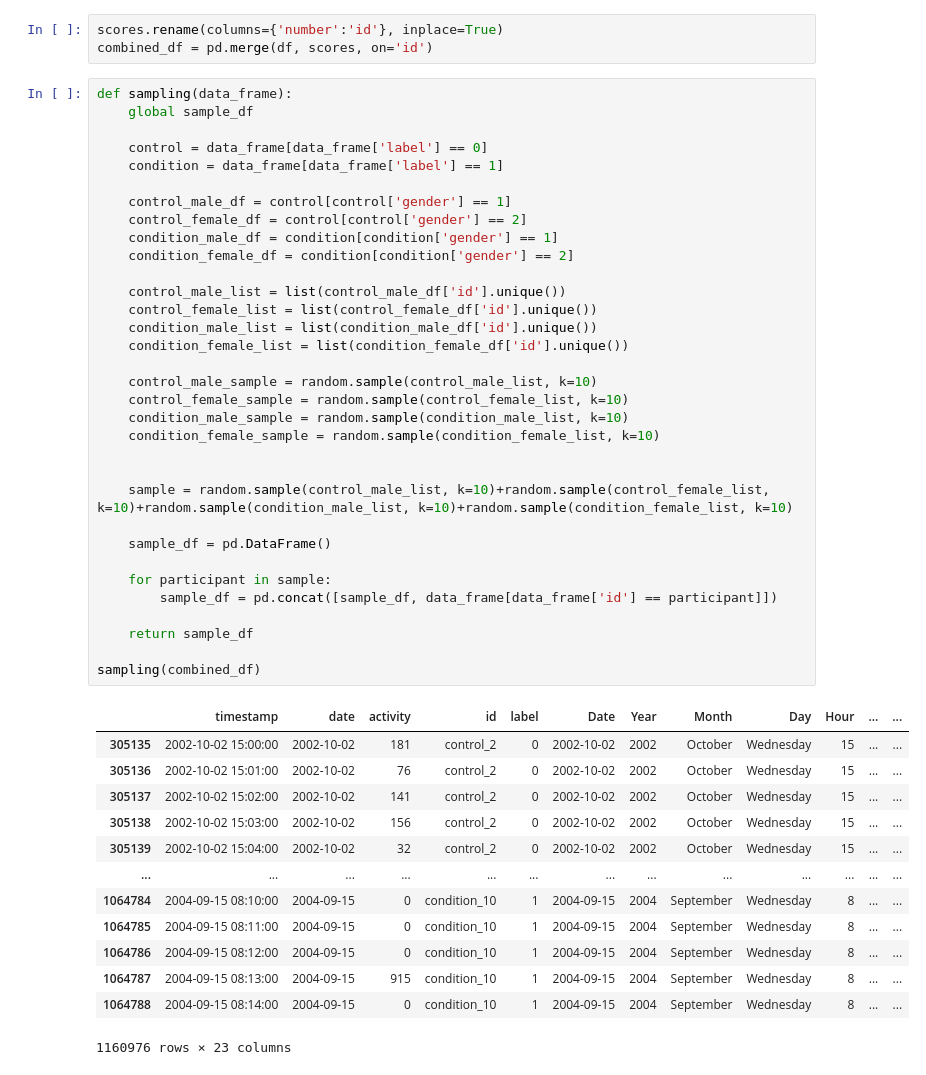
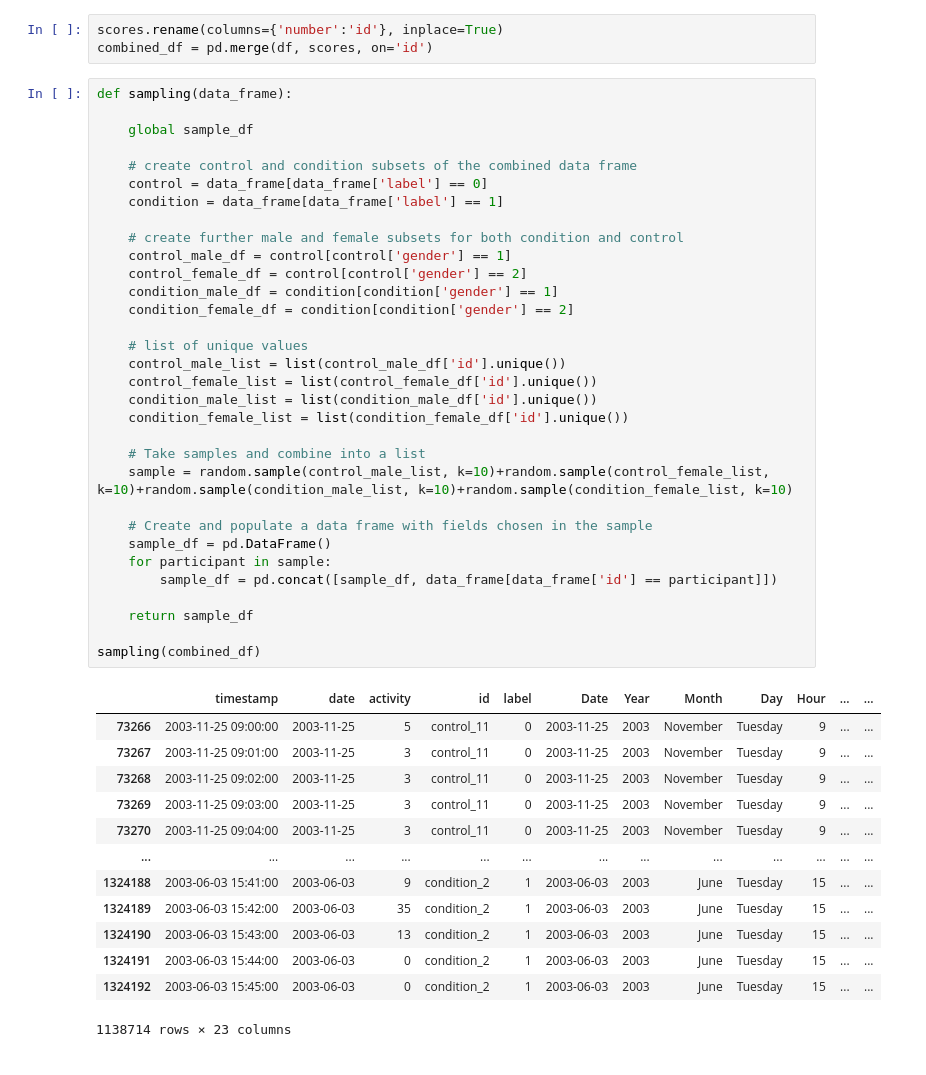
Before and after one commit to zoonalink/IGP-5, a Jupyter notebook: Tom/IGP-5 Model.ipynb, the cells around one changed output. Cells and saved outputs as stored; diff of their text form.

```diff
--- a/Tom/IGP-5 Model.ipynb
+++ b/Tom/IGP-5 Model.ipynb
@@ -152,48 +157,47 @@ scores.rename(columns={'number':'id'}, inplace=True)
 combined_df = pd.merge(df, scores, on='id')
 # %%
 def sampling(data_frame):
+
     global sample_df
 
+    # create control and condition subsets of the combined data frame
     control = data_frame[data_frame['label'] == 0]
     condition = data_frame[data_frame['label'] == 1]
 
+    # create further male and female subsets for both condition and control
     control_male_df = control[control['gender'] == 1]
     control_female_df = control[control['gender'] == 2]
     condition_male_df = condition[condition['gender'] == 1]
     condition_female_df = condition[condition['gender'] == 2]
 
+    # list of unique values
     control_male_list = list(control_male_df['id'].unique())
     control_female_list = list(control_female_df['id'].unique())
     condition_male_list = list(condition_male_df['id'].unique())
     condition_female_list = list(condition_female_df['id'].unique())
 
-    control_male_sample = random.sample(control_male_list, k=10)
-    control_female_sample = random.sample(control_female_list, k=10)
-    condition_male_sample = random.sample(condition_male_list, k=10)
-    condition_female_sample = random.sample(condition_female_list, k=10)
-
-
+    # Take samples and combine into a list
     sample = random.sample(control_male_list, k=10)+random.sample(control_female_list, k=10)+random.sample(condition_male_list, k=10)+random.sample(condition_female_list, k=10)
 
+    # Create and populate a data frame with fields chosen in the sample
     sample_df = pd.DataFrame()
-
     for participant in sample:
         sample_df = pd.concat([sample_df, data_frame[data_frame['id'] == participant]])
 
     return sample_df
 
 sampling(combined_df)
 # %% [output]
 |  | timestamp | date | activity | id | label | Date | Year | Month | Day | Hour | ... | ... |
-| 305135 | 2002-10-02 15:00:00 | 2002-10-02 | 181 | control_2 | 0 | 2002-10-02 | 2002 | October | Wednesday | 15 | ... | ... |
-| 305136 | 2002-10-02 15:01:00 | 2002-10-02 | 76 | control_2 | 0 | 2002-10-02 | 2002 | October | Wednesday | 15 | ... | ... |
-| 305137 | 2002-10-02 15:02:00 | 2002-10-02 | 141 | control_2 | 0 | 2002-10-02 | 2002 | October | Wednesday | 15 | ... | ... |
-| 305138 | 2002-10-02 15:03:00 | 2002-10-02 | 156 | control_2 | 0 | 2002-10-02 | 2002 | October | Wednesday | 15 | ... | ... |
-| 305139 | 2002-10-02 15:04:00 | 2002-10-02 | 32 | control_2 | 0 | 2002-10-02 | 2002 | October | Wednesday | 15 | ... | ... |
+| 73266 | 2003-11-25 09:00:00 | 2003-11-25 | 5 | control_11 | 0 | 2003-11-25 | 2003 | November | Tuesday | 9 | ... | ... |
+| 73267 | 2003-11-25 09:01:00 | 2003-11-25 | 3 | control_11 | 0 | 2003-11-25 | 2003 | November | Tuesday | 9 | ... | ... |
+| 73268 | 2003-11-25 09:02:00 | 2003-11-25 | 3 | control_11 | 0 | 2003-11-25 | 2003 | November | Tuesday | 9 | ... | ... |
+| 73269 | 2003-11-25 09:03:00 | 2003-11-25 | 3 | control_11 | 0 | 2003-11-25 | 2003 | November | Tuesday | 9 | ... | ... |
+| 73270 | 2003-11-25 09:04:00 | 2003-11-25 | 3 | control_11 | 0 | 2003-11-25 | 2003 | November | Tuesday | 9 | ... | ... |
 | ... | ... | ... | ... | ... | ... | ... | ... | ... | ... | ... | ... | ... |
-| 1064784 | 2004-09-15 08:10:00 | 2004-09-15 | 0 | condition_10 | 1 | 2004-09-15 | 2004 | September | Wednesday | 8 | ... | ... |
-| 1064785 | 2004-09-15 08:11:00 | 2004-09-15 | 0 | condition_10 | 1 | 2004-09-15 | 2004 | September | Wednesday | 8 | ... | ... |
-| 1064786 | 2004-09-15 08:12:00 | 2004-09-15 | 0 | condition_10 | 1 | 2004-09-15 | 2004 | September | Wednesday | 8 | ... | ... |
-| 1064787 | 2004-09-15 08:13:00 | 2004-09-15 | 915 | condition_10 | 1 | 2004-09-15 | 2004 | September | Wednesday | 8 | ... | ... |
-| 1064788 | 2004-09-15 08:14:00 | 2004-09-15 | 0 | condition_10 | 1 | 2004-09-15 | 2004 | September | Wednesday | 8 | ... | ... |
+| 1324188 | 2003-06-03 15:41:00 | 2003-06-03 | 9 | condition_2 | 1 | 2003-06-03 | 2003 | June | Tuesday | 15 | ... | ... |
+| 1324189 | 2003-06-03 15:42:00 | 2003-06-03 | 35 | condition_2 | 1 | 2003-06-03 | 2003 | June | Tuesday | 15 | ... | ... |
+| 1324190 | 2003-06-03 15:43:00 | 2003-06-03 | 13 | condition_2 | 1 | 2003-06-03 | 2003 | June | Tuesday | 15 | ... | ... |
+| 1324191 | 2003-06-03 15:44:00 | 2003-06-03 | 0 | condition_2 | 1 | 2003-06-03 | 2003 | June | Tuesday | 15 | ... | ... |
+| 1324192 | 2003-06-03 15:45:00 | 2003-06-03 | 0 | condition_2 | 1 | 2003-06-03 | 2003 | June | Tuesday | 15 | ... | ... |
-1160976 rows × 23 columns
+1138714 rows × 23 columns
```
Also changed, not shown: parts of 3 cells of this notebook, 2 other files.
